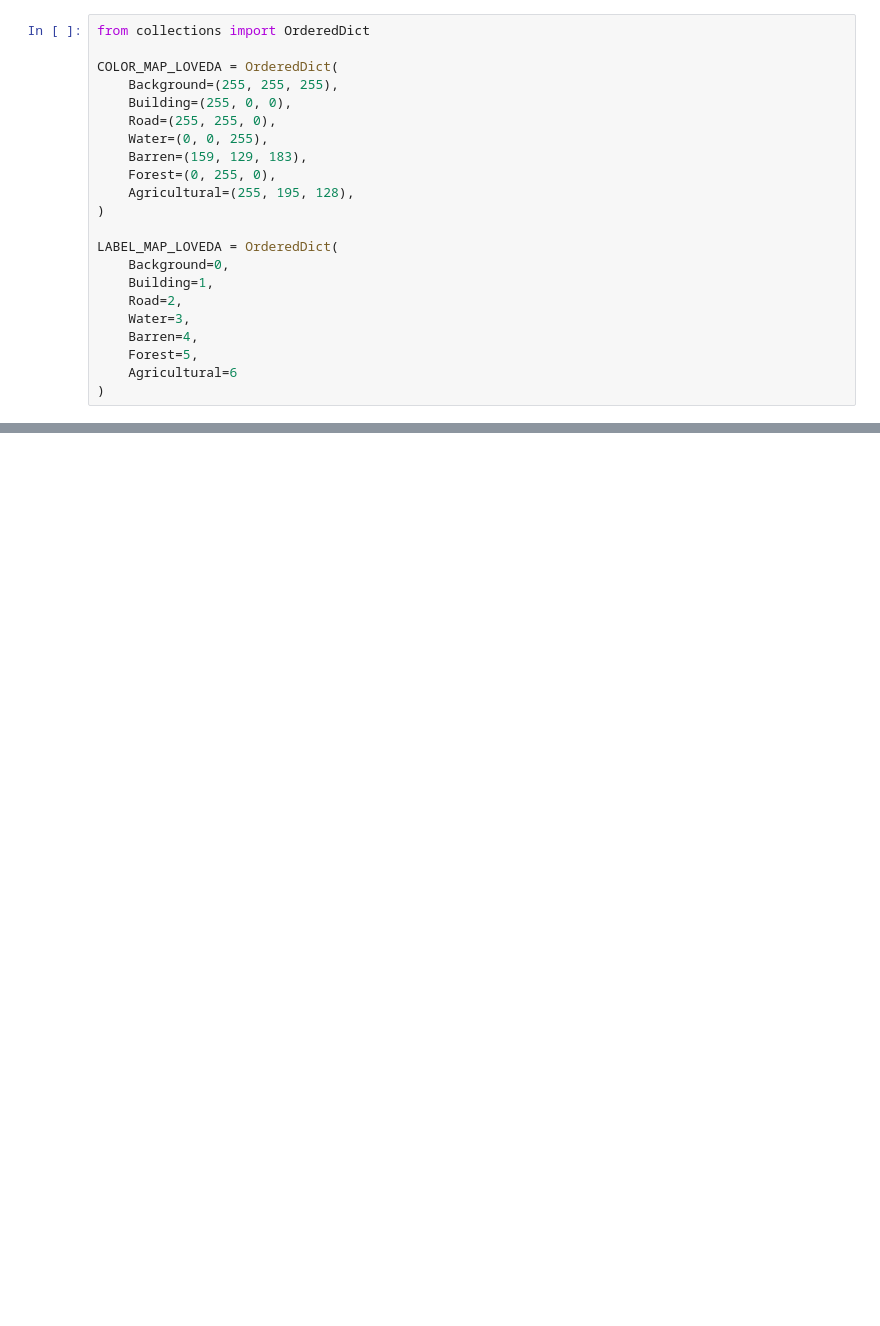
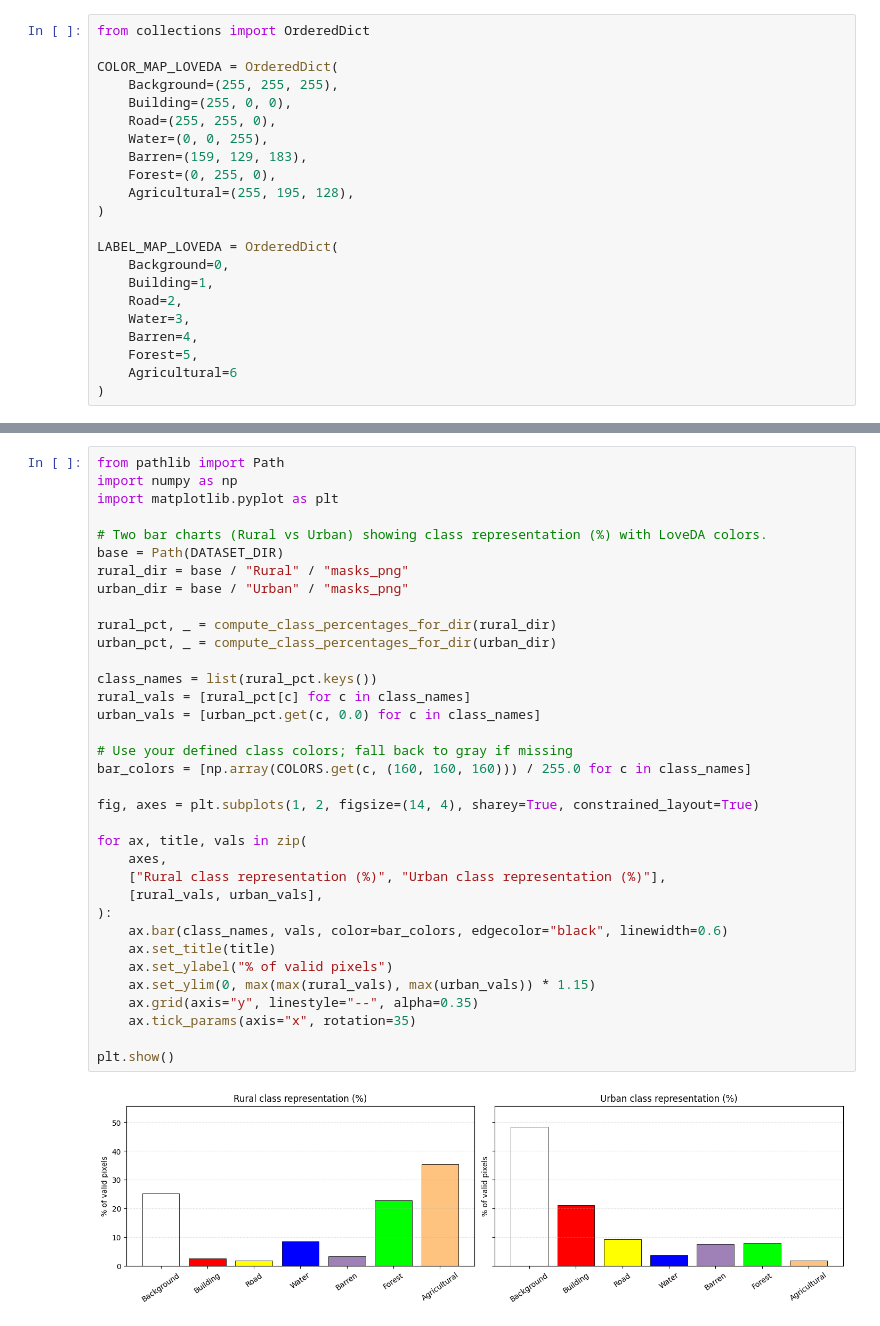
Before and after one commit to Buddhi19/SyntheticGen, a Jupyter notebook: annotations/datasetloader.ipynb, the cells around one changed output, grey strips where cells are left out. Drawn from its saved outputs; the diff is of its cells as text; blank space fills up the shorter version.

```diff
--- a/annotations/datasetloader.ipynb
+++ b/annotations/datasetloader.ipynb
@@ -328,0 +301,37 @@ plot_label_heatmap(label_x0, title="x0 (mapped back) collapsed to one label heat
+# %%
+from pathlib import Path
+import numpy as np
+import matplotlib.pyplot as plt
+
+# Two bar charts (Rural vs Urban) showing class representation (%) with LoveDA colors.
+base = Path(DATASET_DIR)
+rural_dir = base / "Rural" / "masks_png"
+urban_dir = base / "Urban" / "masks_png"
+
+rural_pct, _ = compute_class_percentages_for_dir(rural_dir)
+urban_pct, _ = compute_class_percentages_for_dir(urban_dir)
+
+class_names = list(rural_pct.keys())
+rural_vals = [rural_pct[c] for c in class_names]
+urban_vals = [urban_pct.get(c, 0.0) for c in class_names]
+
+# Use your defined class colors; fall back to gray if missing
+bar_colors = [np.array(COLORS.get(c, (160, 160, 160))) / 255.0 for c in class_names]
+
+fig, axes = plt.subplots(1, 2, figsize=(14, 4), sharey=True, constrained_layout=True)
+
+for ax, title, vals in zip(
+    axes,
+    ["Rural class representation (%)", "Urban class representation (%)"],
+    [rural_vals, urban_vals],
+):
+    ax.bar(class_names, vals, color=bar_colors, edgecolor="black", linewidth=0.6)
+    ax.set_title(title)
+    ax.set_ylabel("% of valid pixels")
+    ax.set_ylim(0, max(max(rural_vals), max(urban_vals)) * 1.15)
+    ax.grid(axis="y", linestyle="--", alpha=0.35)
+    ax.tick_params(axis="x", rotation=35)
+
+plt.show()
+# %% [output]
+[figure, added]
```
Also changed, not shown: parts of 9 cells of this notebook, 4 other files.
